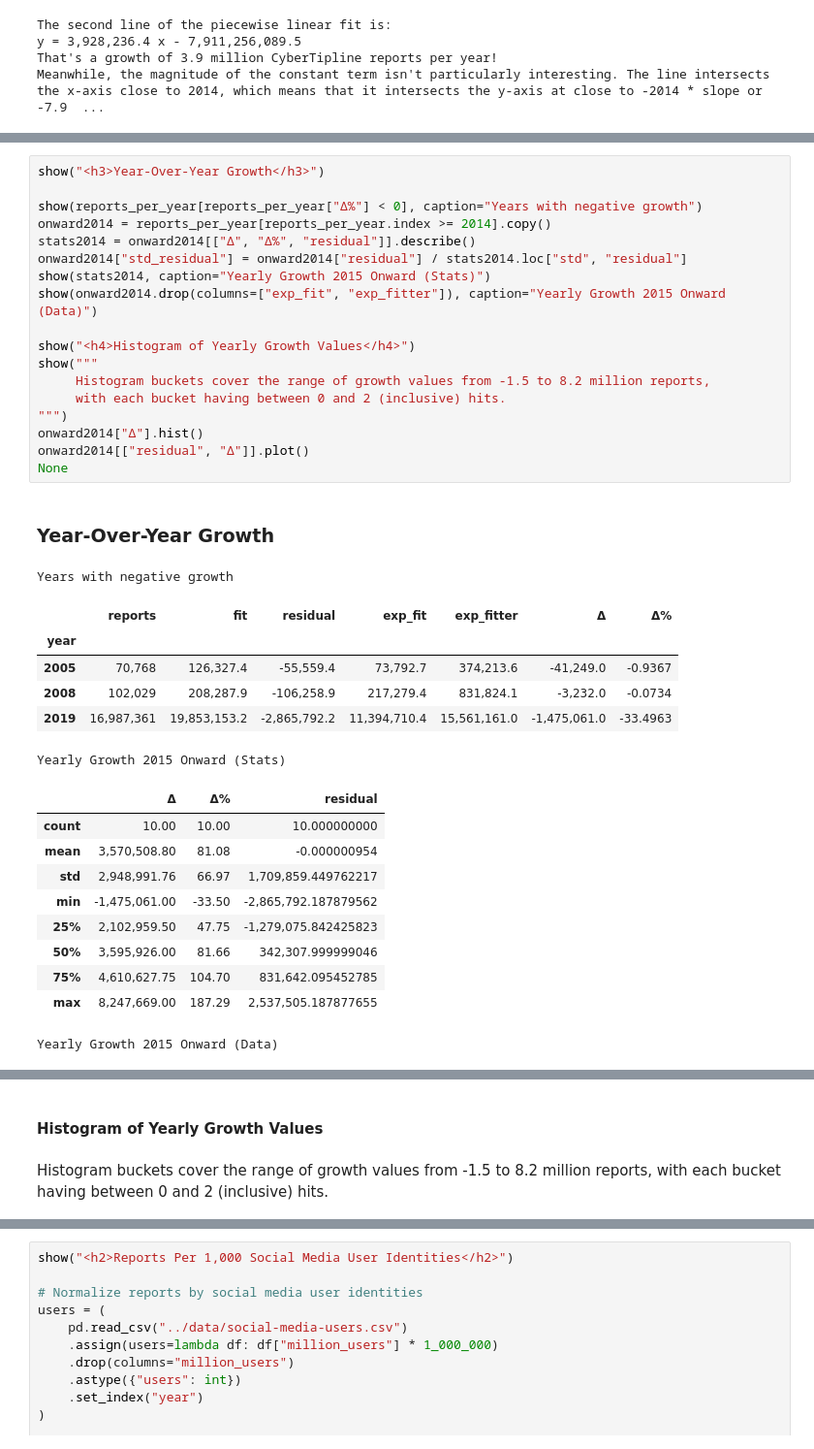
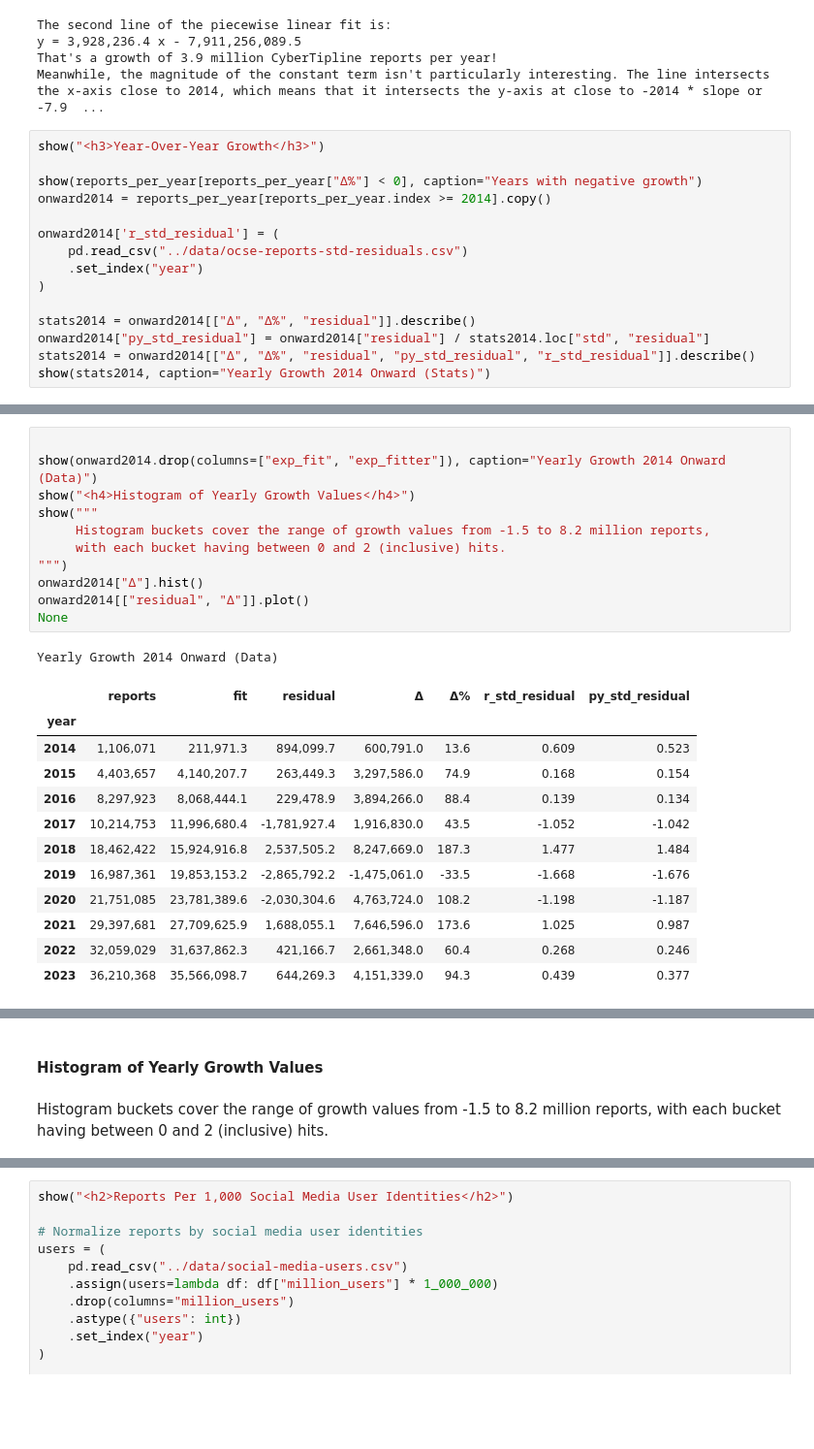
Before and after one commit to apparebit/diaphanous, a Jupyter notebook: analysis/reports.ipynb, the cells around one changed output, grey strips where cells are left out. Shown at 97% size. Cells and saved outputs as stored; diff of their text form; blank space fills up the shorter version.

```diff
--- a/analysis/reports.ipynb
+++ b/analysis/reports.ipynb
@@ -122,3 +122,18 @@ The second line of the piecewise linear fit is:
 y = 3,928,236.4 x - 7,911,256,089.5
 That's a growth of 3.9 million CyberTipline reports per year!
 Meanwhile, the magnitude of the constant term isn't particularly interesting. The line intersects the x-axis close to 2014, which means that it intersects the y-axis at close to -2014 * slope or -7.9  ...
+# %%
+show("<h3>Year-Over-Year Growth</h3>")
+
+show(reports_per_year[reports_per_year["Δ%"] < 0], caption="Years with negative growth")
+onward2014 = reports_per_year[reports_per_year.index >= 2014].copy()
+
+onward2014['r_std_residual'] = (
+    pd.read_csv("../data/ocse-reports-std-residuals.csv")
+    .set_index("year")
+)
+
+stats2014 = onward2014[["Δ", "Δ%", "residual"]].describe()
+onward2014["py_std_residual"] = onward2014["residual"] / stats2014.loc["std", "residual"]
+stats2014 = onward2014[["Δ", "Δ%", "residual", "py_std_residual", "r_std_residual"]].describe()
+show(stats2014, caption="Yearly Growth 2014 Onward (Stats)")
@@ -125,37 +158,25 @@ Meanwhile, the magnitude of the constant term isn't particularly interesting. Th
 # %%
-show("<h3>Year-Over-Year Growth</h3>")
 
-show(reports_per_year[reports_per_year["Δ%"] < 0], caption="Years with negative growth")
-onward2014 = reports_per_year[reports_per_year.index >= 2014].copy()
-stats2014 = onward2014[["Δ", "Δ%", "residual"]].describe()
-onward2014["std_residual"] = onward2014["residual"] / stats2014.loc["std", "residual"]
-show(stats2014, caption="Yearly Growth 2015 Onward (Stats)")
-show(onward2014.drop(columns=["exp_fit", "exp_fitter"]), caption="Yearly Growth 2015 Onward (Data)")
-
+show(onward2014.drop(columns=["exp_fit", "exp_fitter"]), caption="Yearly Growth 2014 Onward (Data)")
 show("<h4>Histogram of Yearly Growth Values</h4>")
 show("""
      Histogram buckets cover the range of growth values from -1.5 to 8.2 million reports,
      with each bucket having between 0 and 2 (inclusive) hits.
 """)
 onward2014["Δ"].hist()
 onward2014[["residual", "Δ"]].plot()
 None
 # %% [output]
-Year-Over-Year Growth
-Years with negative growth
+Yearly Growth 2014 Onward (Data)
-|  | reports | fit | residual | exp_fit | exp_fitter | Δ | Δ% |
+|  | reports | fit | residual | Δ | Δ% | r_std_residual | py_std_residual |
 | year |  |  |  |  |  |  |  |
-| 2005 | 70,768 | 126,327.4 | -55,559.4 | 73,792.7 | 374,213.6 | -41,249.0 | -0.9367 |
-| 2008 | 102,029 | 208,287.9 | -106,258.9 | 217,279.4 | 831,824.1 | -3,232.0 | -0.0734 |
-| 2019 | 16,987,361 | 19,853,153.2 | -2,865,792.2 | 11,394,710.4 | 15,561,161.0 | -1,475,061.0 | -33.4963 |
+| 2014 | 1,106,071 | 211,971.3 | 894,099.7 | 600,791.0 | 13.6 | 0.609 | 0.523 |
+| 2015 | 4,403,657 | 4,140,207.7 | 263,449.3 | 3,297,586.0 | 74.9 | 0.168 | 0.154 |
+| 2016 | 8,297,923 | 8,068,444.1 | 229,478.9 | 3,894,266.0 | 88.4 | 0.139 | 0.134 |
+| 2017 | 10,214,753 | 11,996,680.4 | -1,781,927.4 | 1,916,830.0 | 43.5 | -1.052 | -1.042 |
+| 2018 | 18,462,422 | 15,924,916.8 | 2,537,505.2 | 8,247,669.0 | 187.3 | 1.477 | 1.484 |
+| 2019 | 16,987,361 | 19,853,153.2 | -2,865,792.2 | -1,475,061.0 | -33.5 | -1.668 | -1.676 |
+| 2020 | 21,751,085 | 23,781,389.6 | -2,030,304.6 | 4,763,724.0 | 108.2 | -1.198 | -1.187 |
+| 2021 | 29,397,681 | 27,709,625.9 | 1,688,055.1 | 7,646,596.0 | 173.6 | 1.025 | 0.987 |
+| 2022 | 32,059,029 | 31,637,862.3 | 421,166.7 | 2,661,348.0 | 60.4 | 0.268 | 0.246 |
+| 2023 | 36,210,368 | 35,566,098.7 | 644,269.3 | 4,151,339.0 | 94.3 | 0.439 | 0.377 |
-Yearly Growth 2015 Onward (Stats)
-|  | Δ | Δ% | residual |
-| count | 10.00 | 10.00 | 10.000000000 |
-| mean | 3,570,508.80 | 81.08 | -0.000000954 |
-| std | 2,948,991.76 | 66.97 | 1,709,859.449762217 |
-| min | -1,475,061.00 | -33.50 | -2,865,792.187879562 |
-| 25% | 2,102,959.50 | 47.75 | -1,279,075.842425823 |
-| 50% | 3,595,926.00 | 81.66 | 342,307.999999046 |
-| 75% | 4,610,627.75 | 104.70 | 831,642.095452785 |
-| max | 8,247,669.00 | 187.29 | 2,537,505.187877655 |
-Yearly Growth 2015 Onward (Data)
@@ -174,5 +183,5 @@ Yearly Growth 2015 Onward (Data)
+Histogram of Yearly Growth Values
-Histogram of Yearly Growth Values
+Histogram buckets cover the range of growth values from -1.5 to 8.2 million reports, with each bucket having between 0 and 2 (inclusive) hits.
-Histogram buckets cover the range of growth values from -1.5 to 8.2 million reports, with each bucket having between 0 and 2 (inclusive) hits.
 [figure]
 [figure]
 # %%
```
Also changed, not shown: parts of 3 cells of this notebook, 2 other files.
